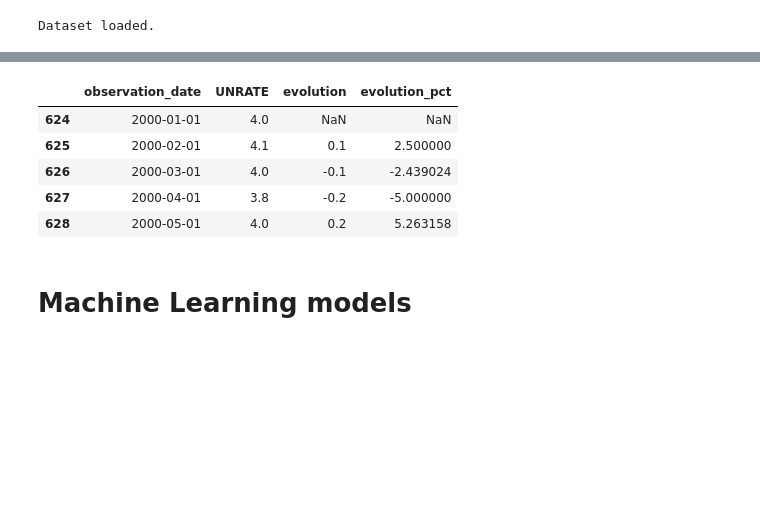
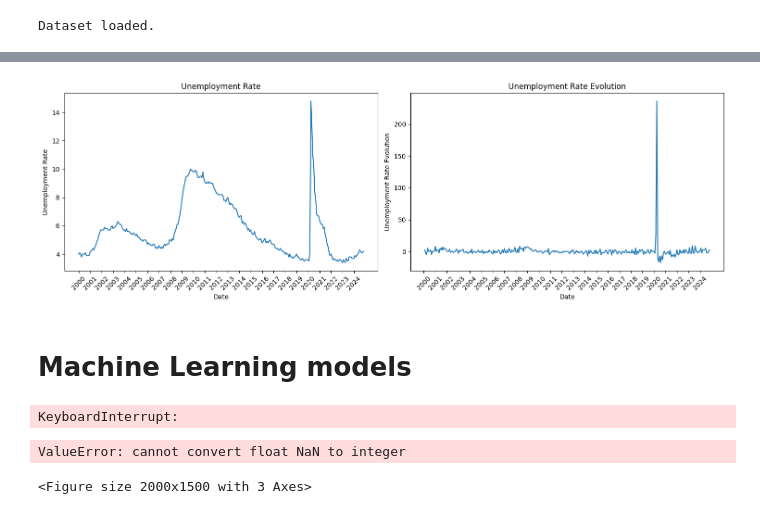
Before and after one commit to MachtaYassine/MLPMT, a Jupyter notebook: main_final.ipynb, the cells around one changed output, grey strips where cells are left out. Cells and saved outputs as stored; diff of their text form; code cells hidden in the pictures; blank space fills up the shorter version.

Commit message:
checkpoint

```diff
--- a/main_final.ipynb
+++ b/main_final.ipynb
@@ -162,24 +196,37 @@ CPI
 # %%
 #Unemployment rate
 # Define the URL for the CSV download
 csv_url = "https://fred.stlouisfed.org/graph/fredgraph.csv?bgcolor=%23e1e9f0&chart_type=line&drp=0&fo=open%20sans&graph_bgcolor=%23ffffff&height=450&mode=fred&recession_bars=on&txtcolor=%23444444&ts=12&tts=12&width=1320&nt=0&thu=0&trc=0&show_legend=yes&show_axis_titles=yes&show_tooltip=yes&id=UNRATE&scale=left&cosd=1948-01-01&coed=2024-11-01&line_color=%234572a7&link_values=false&line_style=solid&mark_type=none&mw=3&lw=3&ost=-99999&oet=99999&mma=0&fml=a&fq=Monthly&fam=avg&fgst=lin&fgsnd=2020-02-01&line_index=1&transformation=lin&vintage_date=2024-12-18&revision_date=2024-12-18&nd=1948-01-01"
 
 #Unepmloyment Rate
 
 # Download the CSV file into a DataFrame
 UR = pd.read_csv(csv_url)
 #keep observations from 2000 onwards
 UR=UR[UR['observation_date']>='2000-01-01']
 UR['evolution']=UR['UNRATE'].diff(1)
 UR['evolution_pct']=UR['UNRATE'].pct_change(1)*100
-UR.head()
+UR['observation_date'] = pd.to_datetime(UR['observation_date'])
+jan_first_dates_UR = UR['observation_date'][UR['observation_date'].dt.strftime('%m-%d') == '01-01']
+
+fig, ax = plt.subplots(1,2,figsize=(15,5))
+ax[0].plot(UR['observation_date'], UR['UNRATE'])
+ax[0].set_title('Unemployment Rate')
+ax[0].set_xlabel('Date')
+ax[0].set_ylabel('Unemployment Rate')
+ax[0].set_xticks(jan_first_dates_UR)
+ax[0].set_xticklabels(jan_first_dates_UR.dt.year, rotation=45)
+
+ax[1].plot(UR['observation_date'], UR['evolution_pct'])
+ax[1].set_title('Unemployment Rate Evolution')
+ax[1].set_xlabel('Date')
+ax[1].set_ylabel('Unemployment Rate Evolution')
+ax[1].set_xticks(jan_first_dates_UR)
+ax[1].set_xticklabels(jan_first_dates_UR.dt.year, rotation=45)
+plt.tight_layout()
+plt.show()
 # %% [output]
-|  | observation_date | UNRATE | evolution | evolution_pct |
-| 624 | 2000-01-01 | 4.0 | NaN | NaN |
-| 625 | 2000-02-01 | 4.1 | 0.1 | 2.500000 |
-| 626 | 2000-03-01 | 4.0 | -0.1 | -2.439024 |
-| 627 | 2000-04-01 | 3.8 | -0.2 | -5.000000 |
-| 628 | 2000-05-01 | 4.0 | 0.2 | 5.263158 |
+[figure, added]
 # %% [markdown]
 # Machine Learning models
 # %%
@@ -300,3 +354,12 @@ checkpoint_test=analyze_monetary_policy(com_test,api_key,prompt_mistral=prompt_m
+# %%
+
+checkpoint_com=analyze_monetary_policy(communications,api_key,prompt_mistral=False,use_checkpoints=True)
+communications = process_checkpoint(checkpoint_com,communications)
+plot_monetary_policy(communications,'label')
+# %% [output]
+KeyboardInterrupt:
+ValueError: cannot convert float NaN to integer
+<Figure size 2000x1500 with 3 Axes>
 # %%
 tokenizer = AutoTokenizer.from_pretrained("gtfintechlab/FOMC-RoBERTa", do_lower_case=True, do_basic_tokenize=True)
 model = AutoModelForSequenceClassification.from_pretrained("gtfintechlab/FOMC-RoBERTa", num_labels=3)
```
Also changed, not shown: parts of 22 cells of this notebook.
